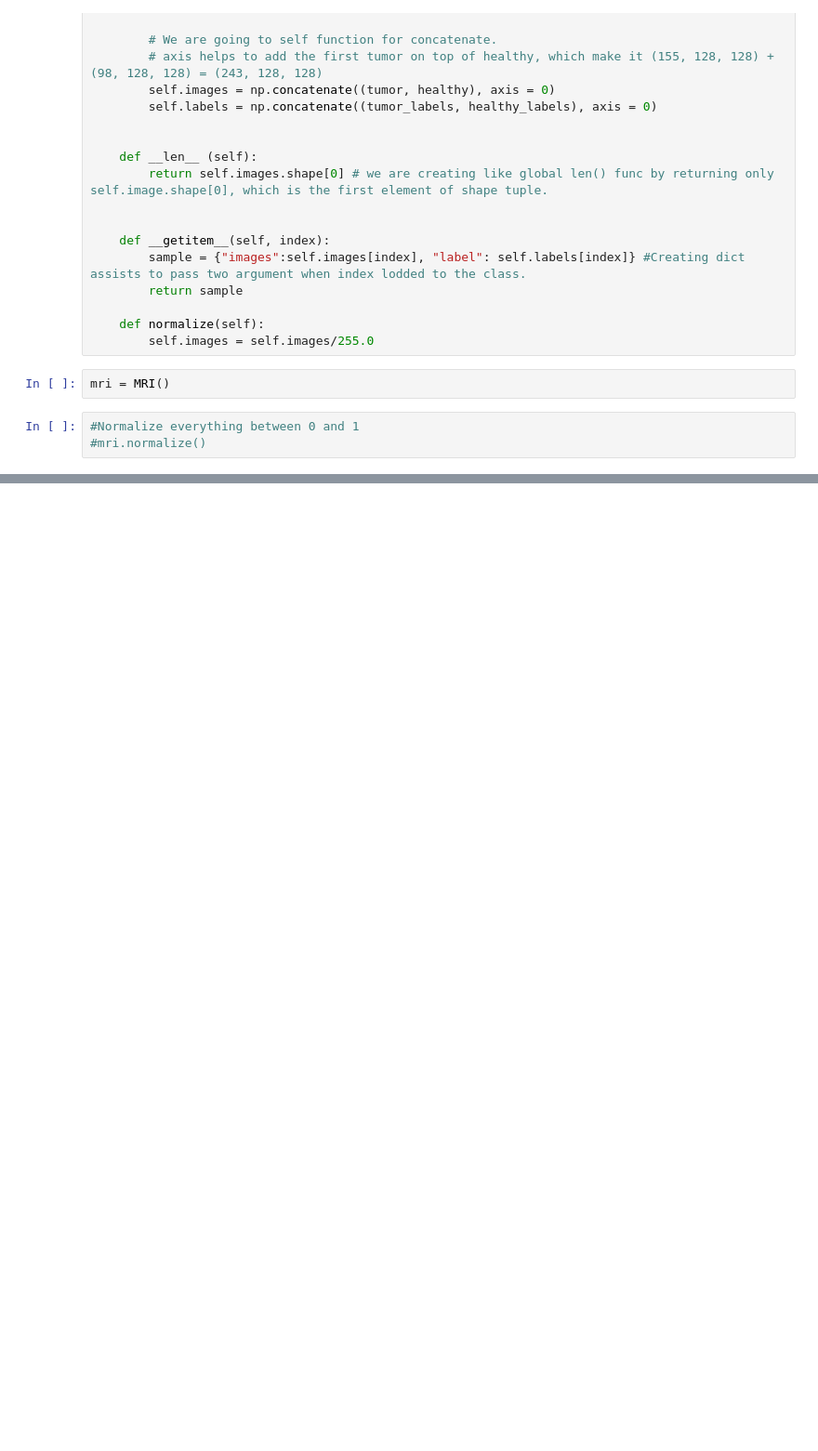
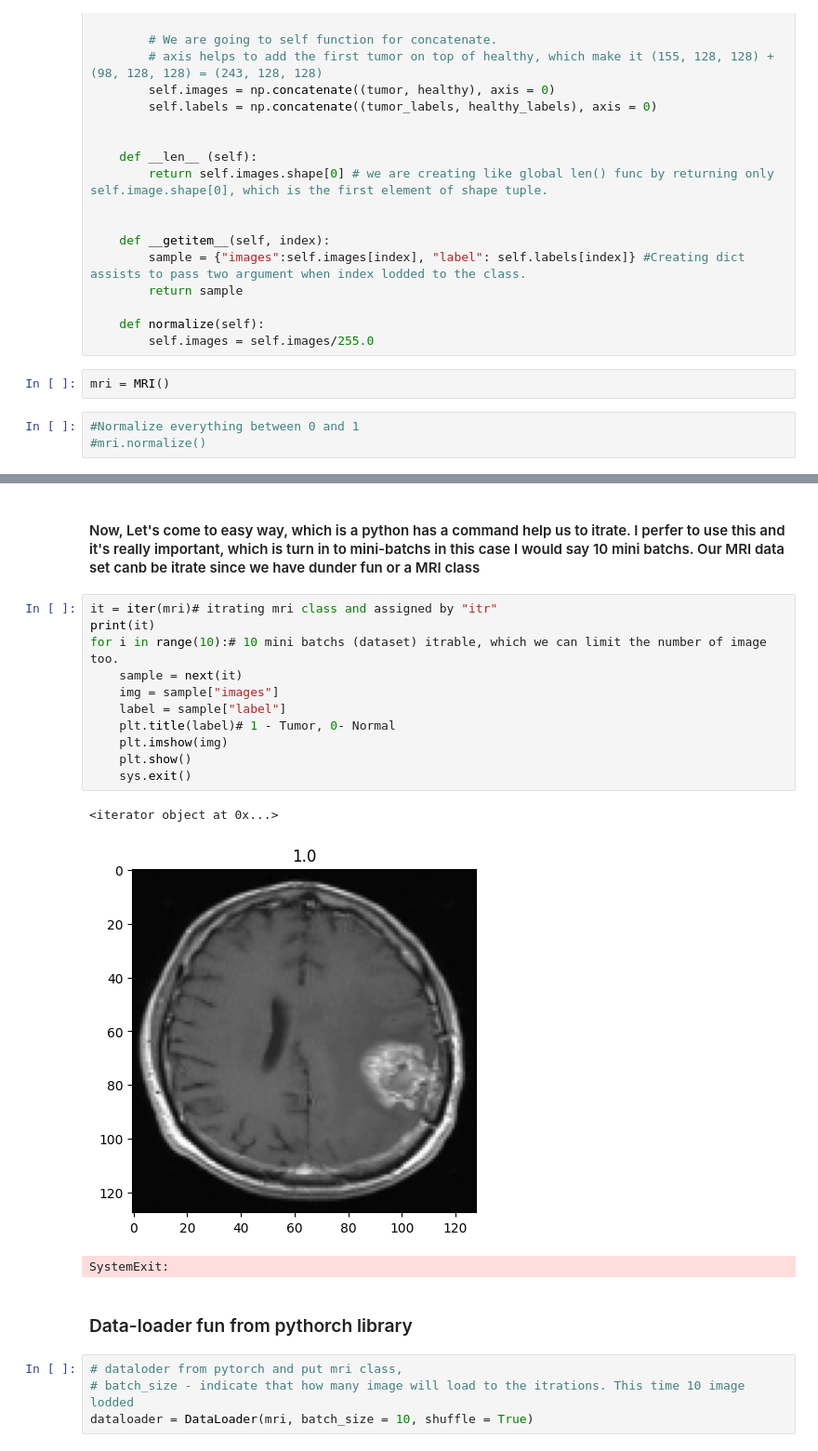
Before and after one commit to abrish2049/MRI_Brain_Tumor_Detactor_ML_Project, a Jupyter notebook: ML-MRI-Tumor-Detector_v.1.ipynb, the cells around one changed output, grey strips where cells are left out. Shown at 93% size. Saved outputs shown, nothing was run; the diff lists cells and outputs as text; blank space fills up the shorter version.

```diff
--- a/ML-MRI-Tumor-Detector_v.1.ipynb
+++ b/ML-MRI-Tumor-Detector_v.1.ipynb
@@ -229,0 +262,23 @@ mri = MRI()
+# %% [markdown]
+####  Now, Let's come to easy way, which is a python has a command help us to itrate. I perfer to use this and it's really important, which is turn in to mini-batchs in this case I would say 10 mini batchs. Our MRI data set canb be itrate since we have dunder fun or a MRI class
+# %%
+it = iter(mri)# itrating mri class and assigned by "itr"
+print(it)
+for i in range(10):# 10 mini batchs (dataset) itrable, which we can limit the number of image too.
+    sample = next(it)
+    img = sample["images"]
+    label = sample["label"]
+    plt.title(label)# 1 - Tumor, 0- Normal
+    plt.imshow(img)
+    plt.show()
+    sys.exit()
+# %% [output]
+<iterator object at 0x...>
+[figure, added]
+SystemExit:
+# %% [markdown]
+### Data-loader fun from pythorch library
+# %%
+# dataloder from pytorch and put mri class,
+# batch_size - indicate that how many image will load to the itrations. This time 10 image lodded
+dataloader = DataLoader(mri, batch_size = 10, shuffle = True)
```
Also changed, not shown: parts of 31 cells of this notebook, 1 other file.
